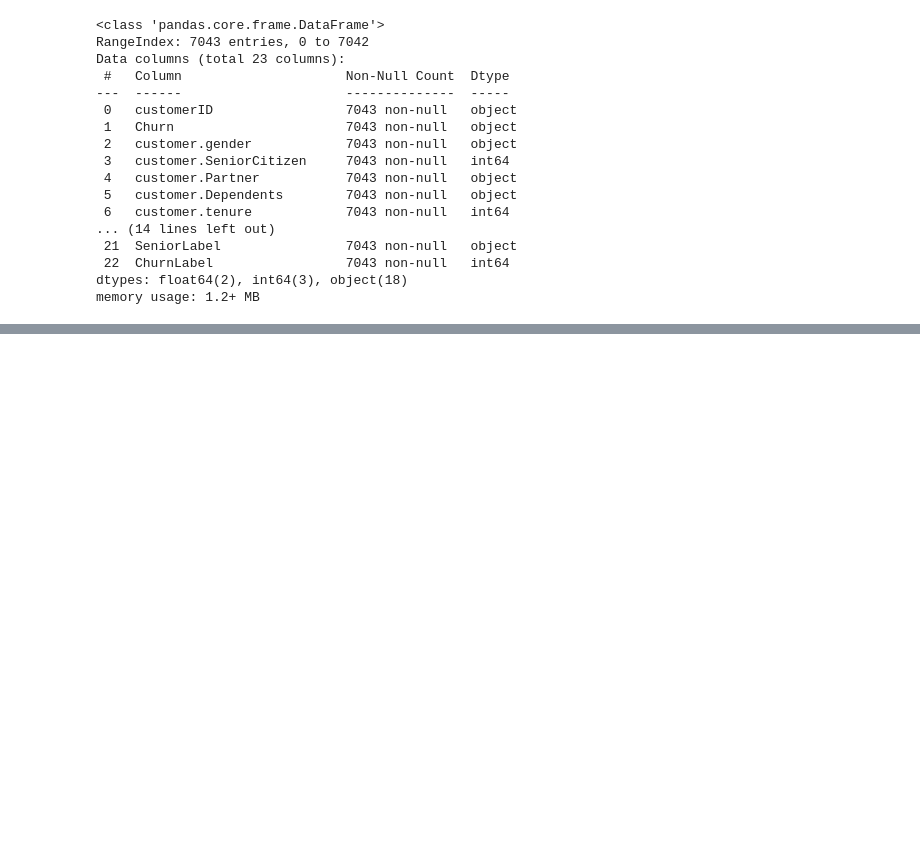
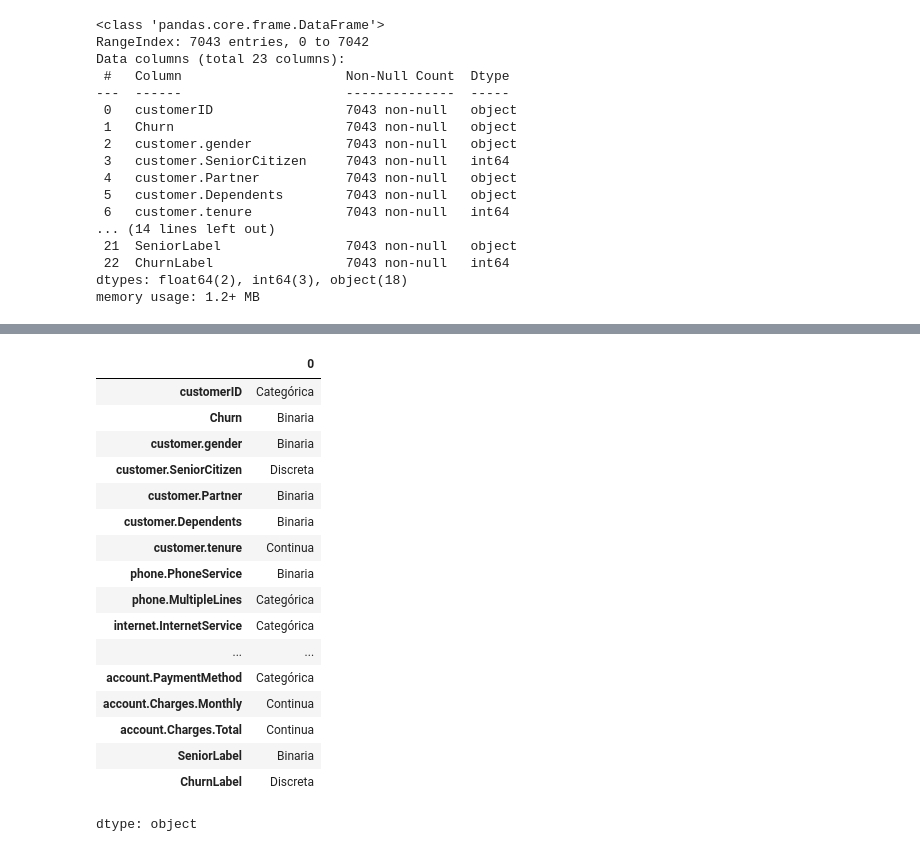
Before and after one commit to Tecindes/ChakkengeONE, a Jupyter notebook: TelecomX_parte2_latam.ipynb, the cells around one changed output, grey strips where cells are left out. Saved outputs shown, nothing was run; the diff lists cells and outputs as text; code cells hidden in the pictures; blank space fills up the shorter version.

```diff
--- a/TelecomX_parte2_latam.ipynb
+++ b/TelecomX_parte2_latam.ipynb
@@ -42,0 +69,36 @@ memory usage: 1.2+ MB
+# %%
+def clasificar_variable(col):
+    if pd.api.types.is_numeric_dtype(col):
+        if col.nunique() <= 10:
+            return 'Discreta'
+        else:
+            return 'Continua'
+    elif col.nunique() == 2:
+        return 'Binaria'
+    elif pd.api.types.is_string_dtype(col):
+        return 'Categórica'
+    else:
+        return 'Desconocida'
+# %%
+clasificacion = df.apply(clasificar_variable)
+# %%
+clasificacion
+# %% [output]
+|  | 0 |
+| customerID | Categórica |
+| Churn | Binaria |
+| customer.gender | Binaria |
+| customer.SeniorCitizen | Discreta |
+| customer.Partner | Binaria |
+| customer.Dependents | Binaria |
+| customer.tenure | Continua |
+| phone.PhoneService | Binaria |
+| phone.MultipleLines | Categórica |
+| internet.InternetService | Categórica |
+| ... | ... |
+| account.PaymentMethod | Categórica |
+| account.Charges.Monthly | Continua |
+| account.Charges.Total | Continua |
+| SeniorLabel | Binaria |
+| ChurnLabel | Discreta |
+dtype: object
```
Also changed, not shown: parts of 6 cells of this notebook.
